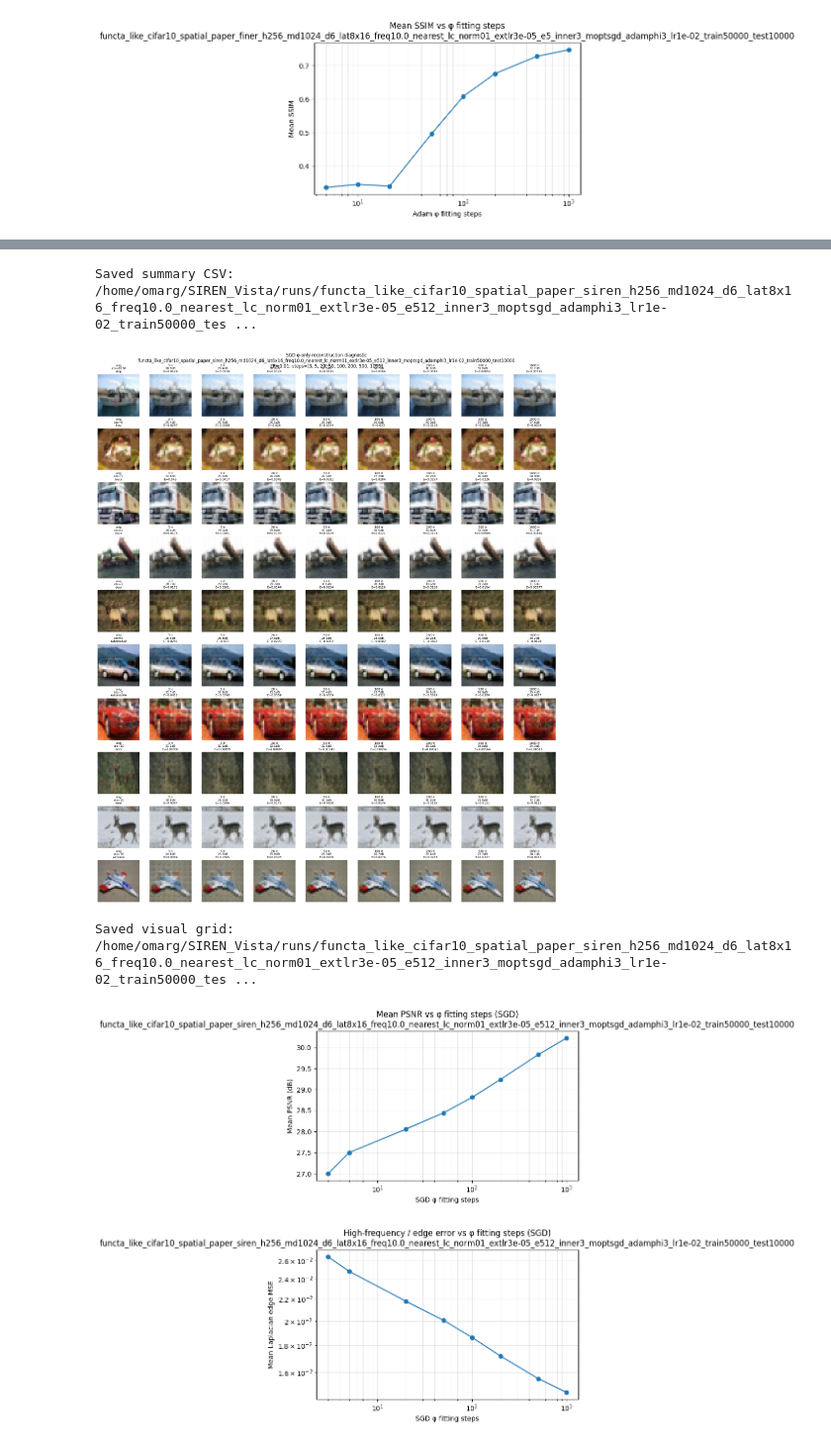
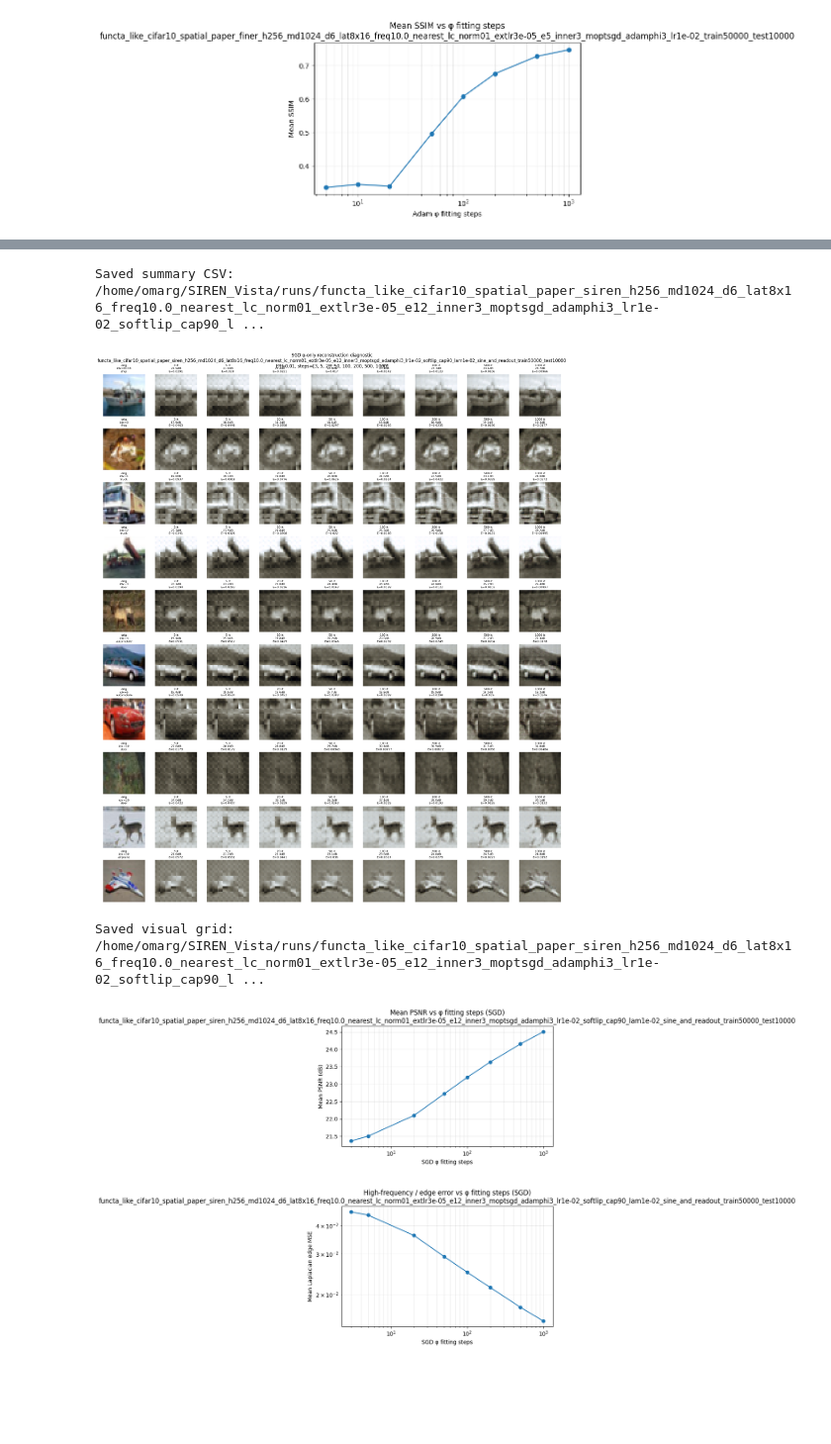
Before and after one commit to omarghara/SIREN_Vista, a Jupyter notebook: notebooks/model_reconstruction_tsne_perturbation_cifar10.ipynb, the cells around one changed output, grey strips where cells are left out. Shown at 99% size. Saved outputs shown, nothing was run; the diff lists cells and outputs as text; code cells hidden in the pictures; blank space fills up the shorter version.

```diff
--- a/notebooks/model_reconstruction_tsne_perturbation_cifar10.ipynb
+++ b/notebooks/model_reconstruction_tsne_perturbation_cifar10.ipynb
@@ -2,10 +2,19 @@
 # 0. Configuration: edit this cell first.
 #
 # CIFAR-10 version of the single-model reconstruction / t-SNE / perturbation notebook.
-MODEL_PATH = "/home/omarg/SIREN_Vista/model_cifar10/functa_like_cifar10_spatial_paper_siren_h256_md1024_d6_lat8x16_freq10.0_nearest_lc_norm01_extlr3e-05_e512_inner3_moptsgd_adamphi3_lr1e-02_train50000_test10000/modSiren.pth"
-CLASSIFIER_PATH = "/home/omarg/SIREN_Vista/runs/functa_like_cifar10_spatial_paper_finer_h256_md1024_d6_lat8x16_freq10.0_nearest_lc_norm01_extlr3e-05_e5_inner3_moptsgd_adamphi3_lr1e-02_train50000_test10000/cifar10_classifier/best_classifier.pth"
-# MODEL_PATH = "/home/omarg/SIREN_Vista/model_cifar10/functa_like_cifar10_finer_h512_md512_d10_freq30.0_bias2_scaledetach_norm01_extlr1e-05_e5_inner3_adamphi200_lr3e-03_train5000_test1000/modSiren.pth"
+MODEL_PATH = "/home/omarg/SIREN_Vista/model_cifar10/functa_like_cifar10_spatial_paper_siren_h256_md1024_d6_lat8x16_freq10.0_nearest_lc_norm01_extlr3e-05_e12_inner3_moptsgd_adamphi3_lr1e-02_softlip_cap90_lam1e-02_sine_and_readout_train50000_test10000/modSiren.pth"
+
+CLASSIFIER_PATH = "/home/omarg/SIREN_Vista/runs/functa_like_cifar10_spatial_paper_siren_h256_md1024_d6_lat8x16_freq10.0_nearest_lc_norm01_extlr3e-05_e12_inner3_moptsgd_adamphi3_lr1e-02_softlip_cap90_lam1e-02_sine_and_readout_train50000_test10000/cifar10_cnn_classifier/best_classifier.pth"
+
+# Other example pairs (uncomment one to switch the notebook):
+#
+# MLP head (legacy 5k/1k FINER run):
+# MODEL_PATH      = "/home/omarg/SIREN_Vista/model_cifar10/functa_like_cifar10_finer_h512_md512_d10_freq30.0_bias2_scaledetach_norm01_extlr1e-05_e5_inner3_adamphi200_lr3e-03_train5000_test1000/modSiren.pth"
 # CLASSIFIER_PATH = "/home/omarg/SIREN_Vista/runs/functa_like_cifar10_finer_h512_md512_d10_freq30.0_bias2_scaledetach_norm01_extlr1e-05_e5_inner3_adamphi200_lr3e-03_train5000_test1000/cifar10_classifier/best_classifier.pth"
+#
+# Paper Spatial-Functa SIREN 50k/10k + ViT head:
+# MODEL_PATH      = "/home/omarg/SIREN_Vista/model_cifar10/functa_like_cifar10_spatial_paper_siren_h256_md1024_d6_lat8x16_freq10.0_nearest_lc_norm01_extlr3e-05_e512_inner3_moptsgd_adamphi3_lr1e-02_train50000_test10000/modSiren.pth"
+# CLASSIFIER_PATH = "/home/omarg/SIREN_Vista/runs/functa_like_cifar10_spatial_paper_siren_h256_md1024_d6_lat8x16_freq10.0_nearest_lc_norm01_extlr3e-05_e512_inner3_moptsgd_adamphi3_lr1e-02_train50000_test10000/cifar10_vit_train50k_test10k/best_classifier.pth"
 
 DATASET = "cifar10"
 DATA_ROOT = "/home/omarg/data"
@@ -2093,7 +2245,7 @@ import variants
 
 REPO_ROOT = "/home/omarg/SIREN_Vista"
 
-SLUG = "functa_like_cifar10_spatial_paper_siren_h256_md1024_d6_lat8x16_freq10.0_nearest_lc_norm01_extlr3e-05_e512_inner3_moptsgd_adamphi3_lr1e-02_train50000_test10000"
+SLUG = "functa_like_cifar10_spatial_paper_siren_h256_md1024_d6_lat8x16_freq10.0_nearest_lc_norm01_extlr3e-05_e12_inner3_moptsgd_adamphi3_lr1e-02_softlip_cap90_lam1e-02_sine_and_readout_train50000_test10000"
 CKPT_PATH = f"{REPO_ROOT}/model_cifar10/{SLUG}/modSiren.pth"
 
 DATA_ROOT = "/home/omarg/data"
@@ -2532,5 +2684,5 @@ Saved metrics CSV: /home/omarg/SIREN_Vista/runs/functa_like_cifar10_spatial_pape
-Saved summary CSV: /home/omarg/SIREN_Vista/runs/functa_like_cifar10_spatial_paper_siren_h256_md1024_d6_lat8x16_freq10.0_nearest_lc_norm01_extlr3e-05_e512_inner3_moptsgd_adamphi3_lr1e-02_train50000_tes ...
+Saved summary CSV: /home/omarg/SIREN_Vista/runs/functa_like_cifar10_spatial_paper_siren_h256_md1024_d6_lat8x16_freq10.0_nearest_lc_norm01_extlr3e-05_e12_inner3_moptsgd_adamphi3_lr1e-02_softlip_cap90_l ...
-[figure, old version]
+[figure, new version]
-Saved visual grid: /home/omarg/SIREN_Vista/runs/functa_like_cifar10_spatial_paper_siren_h256_md1024_d6_lat8x16_freq10.0_nearest_lc_norm01_extlr3e-05_e512_inner3_moptsgd_adamphi3_lr1e-02_train50000_tes ...
+Saved visual grid: /home/omarg/SIREN_Vista/runs/functa_like_cifar10_spatial_paper_siren_h256_md1024_d6_lat8x16_freq10.0_nearest_lc_norm01_extlr3e-05_e12_inner3_moptsgd_adamphi3_lr1e-02_softlip_cap90_l ...
-[figure, old version]
+[figure, new version]
-[figure, old version]
+[figure, new version]
```
Also changed, not shown: parts of 8 cells of this notebook, 19 other files.
